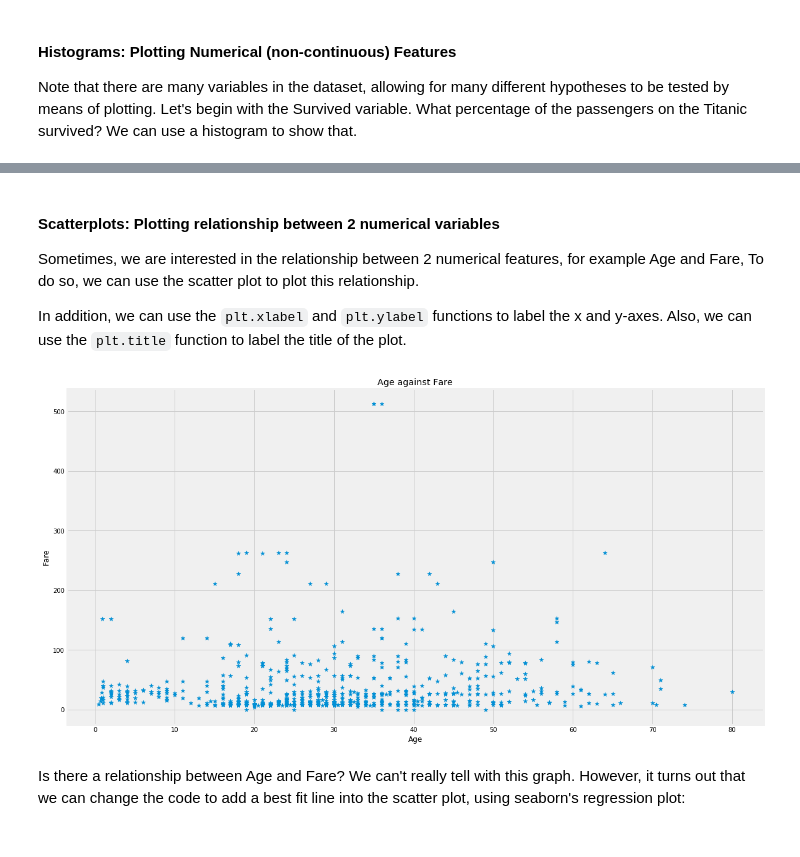
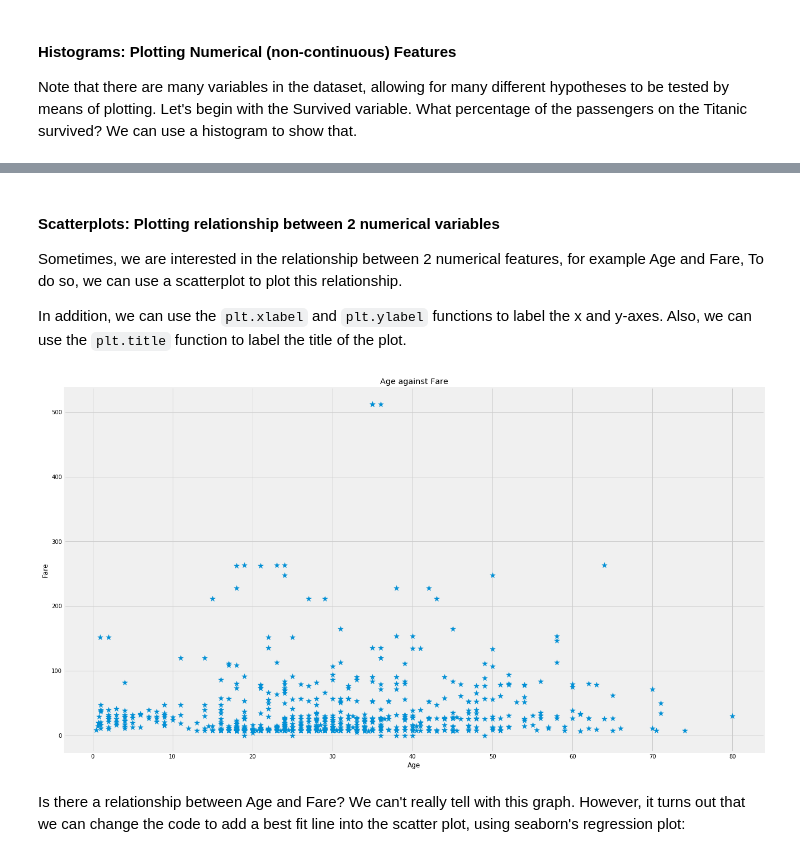
Before and after one commit to ngbolin/PythonProgrammingWorkshop, a Jupyter notebook: SMUMSE_ProgWorkshop_Lesson4.ipynb, the cells around one changed output, grey strips where cells are left out. Drawn from its saved outputs; the diff is of its cells as text; code cells hidden in the pictures.

```diff
--- a/SMUMSE_ProgWorkshop_Lesson4.ipynb
+++ b/SMUMSE_ProgWorkshop_Lesson4.ipynb
@@ -120,20 +139,20 @@ plt.show()
 # %% [markdown]
 #### Scatterplots: Plotting relationship between 2 numerical variables
-Sometimes, we are interested in the relationship between 2 numerical features, for example Age and Fare, To do so, we can use the scatter plot to plot this relationship.
+Sometimes, we are interested in the relationship between 2 numerical features, for example Age and Fare, To do so, we can use a scatterplot to plot this relationship.
 
 In addition, we can use the `plt.xlabel` and `plt.ylabel` functions to label the x and y-axes. Also, we can use the `plt.title` function to label the title of the plot.
 # %%
 ?plt.scatter
 # %%
-plt.figure(figsize=(18, 10))
-plt.scatter(dat['Age'], dat['Fare'], s=50, marker='*')
+plt.figure(figsize=(20, 12))
+plt.scatter(dat['Age'], dat['Fare'], s=100, marker='*')
 
 plt.xlabel('Age')
 plt.ylabel('Fare')
 plt.title('Age against Fare')
 plt.show()
 # %% [output]
-[figure, old version]
+[figure, new version]
 # %% [markdown]
 Is there a relationship between Age and Fare? We can't really tell with this graph. However, it turns out that we can change the code to add a best fit line into the scatter plot, using seaborn's regression plot:
 # %%
```
Also changed, not shown: parts of 33 cells of this notebook.
